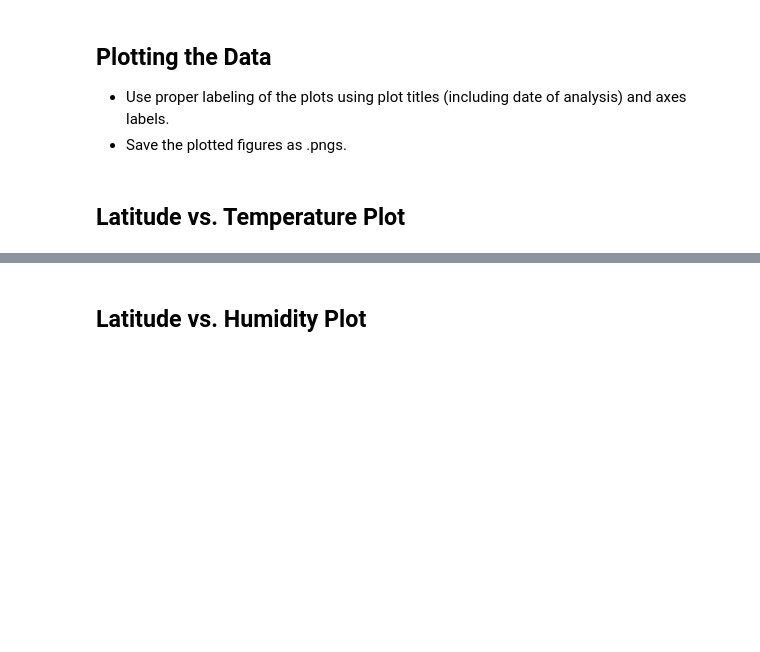
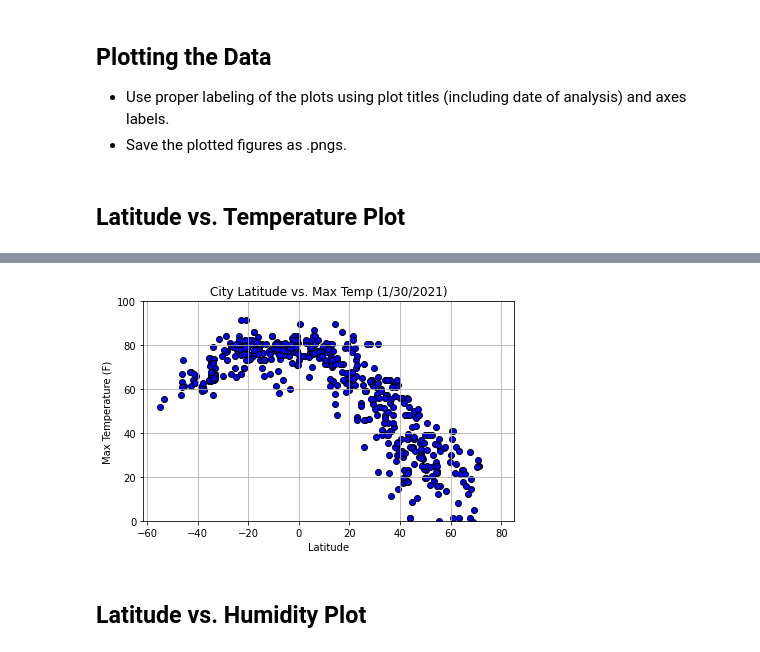
Before and after one commit to alexmartinez1745/Python-Api-Challenge, a Jupyter notebook: WeatherPy/WeatherPy.ipynb, the cells around one changed output, grey strips where cells are left out. Cells and saved outputs as stored; diff of their text form; code cells hidden in the pictures; blank space fills up the shorter version.

Commit message:
adding lat vs. temp scatter

```diff
--- a/WeatherPy/WeatherPy.ipynb
+++ b/WeatherPy/WeatherPy.ipynb
@@ -184,3 +181,23 @@ cities_df['Humidity'].max() # no cities over 100
+# %%
+# Add in x and y values from cities Dataframe
+x_values = cities_df['Lat']
+y_values = cities_df['Max Temp']
+
+# Create scatter plot for lat vs. temp
+plt.scatter(x_values, y_values, color='blue', edgecolors='black')
+
+# Set labels and limits for scatter
+plt.title('City Latitude vs. Max Temp (1/30/2021)')
+plt.xlabel('Latitude')
+plt.ylabel('Max Temperature (F)')
+plt.grid()
+plt.ylim(0, 100)
+
+# Display scatter plot
+plt.tight_layout()
+plt.show()
+# %% [output]
+[figure, added]
 # %% [markdown]
 ## Latitude vs. Humidity Plot
 # %%
```
Also changed, not shown: parts of 1 cell of this notebook.
